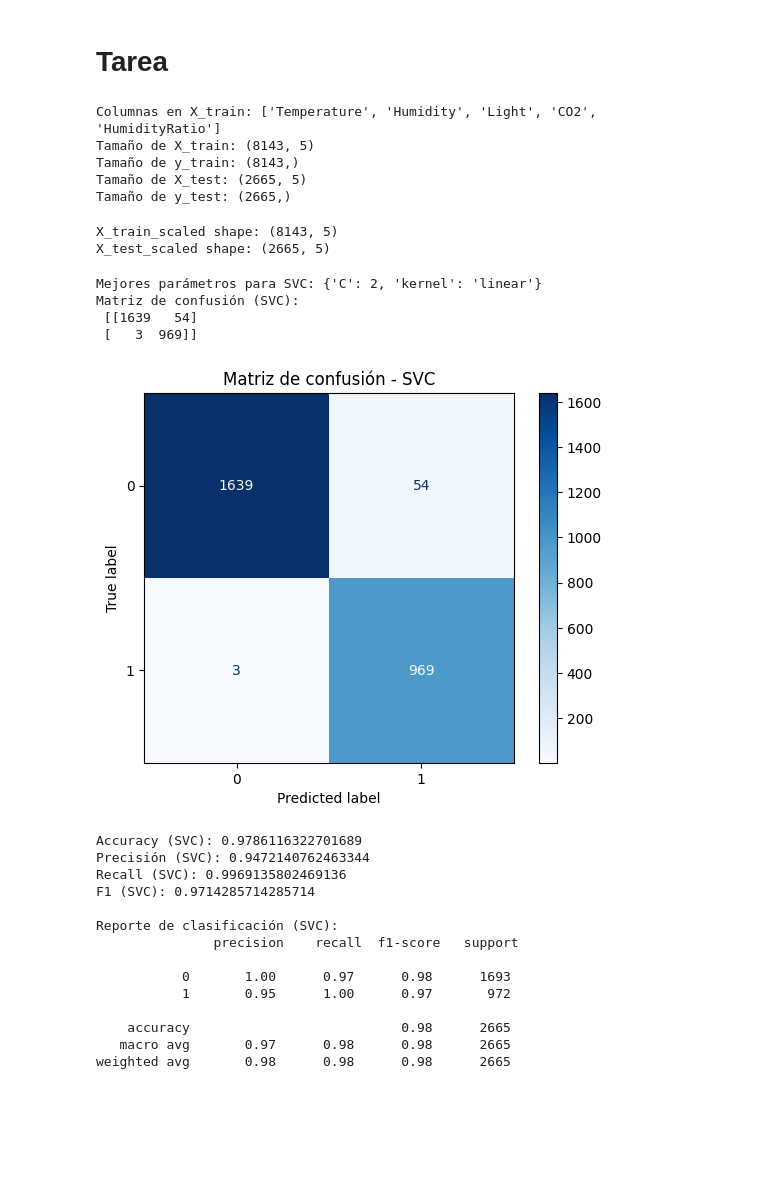
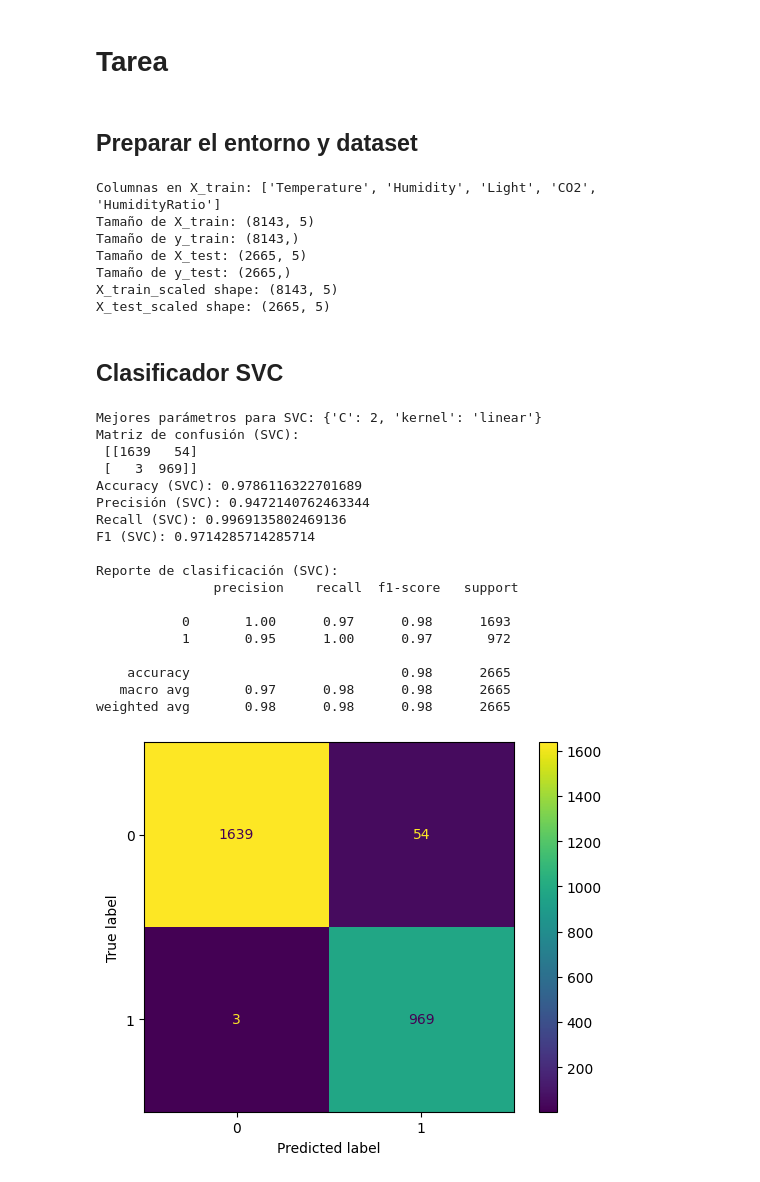
Before and after one commit to MarcosRigal/CNC, a Jupyter notebook: P0/E2.ipynb, the cells around one changed output. Drawn from its saved outputs; the diff is of its cells as text; code cells hidden in the pictures; blank space fills up the shorter version.

```diff
--- a/P0/E2.ipynb
+++ b/P0/E2.ipynb
@@ -74,3 +77,5 @@ occupancy_test.head()
 # %% [markdown]
 # Tarea
+# %% [markdown]
+## Preparar el entorno y dataset
 # %%
@@ -88,40 +95,41 @@ import matplotlib.pyplot as plt
 from sklearn.metrics import ConfusionMatrixDisplay
 # %%
 # Para entrenamiento
-X_train = occupancy_train.drop(['date', 'Occupancy'], axis=1)
-y_train = occupancy_train['Occupancy']
+X_train = occupancy_train.drop(["date", "Occupancy"], axis=1)
+y_train = occupancy_train["Occupancy"]
 
 # Para test
-X_test = occupancy_test.drop(['date', 'Occupancy'], axis=1)
-y_test = occupancy_test['Occupancy']
+X_test = occupancy_test.drop(["date", "Occupancy"], axis=1)
+y_test = occupancy_test["Occupancy"]
 
 print("Columnas en X_train:", X_train.columns.tolist())
 print("Tamaño de X_train:", X_train.shape)
 print("Tamaño de y_train:", y_train.shape)
 print("Tamaño de X_test:", X_test.shape)
 print("Tamaño de y_test:", y_test.shape)
+
+scaler = StandardScaler()
+X_train_scaled = scaler.fit_transform(X_train)
+X_test_scaled = scaler.transform(X_test)
+
+# Vemos la forma final de X_train_scaled y X_test_scaled
+print("X_train_scaled shape:", X_train_scaled.shape)
+print("X_test_scaled shape:", X_test_scaled.shape)
 # %% [output]
 Columnas en X_train: ['Temperature', 'Humidity', 'Light', 'CO2', 'HumidityRatio']
 Tamaño de X_train: (8143, 5)
 Tamaño de y_train: (8143,)
 Tamaño de X_test: (2665, 5)
 Tamaño de y_test: (2665,)
+X_train_scaled shape: (8143, 5)
+X_test_scaled shape: (2665, 5)
-# %%
-scaler = StandardScaler()
-X_train_scaled = scaler.fit_transform(X_train)
-X_test_scaled = scaler.transform(X_test)
-
-# Vemos la forma final de X_train_scaled y X_test_scaled
-print("X_train_scaled shape:", X_train_scaled.shape)
-print("X_test_scaled shape:", X_test_scaled.shape)
-# %% [output]
-X_train_scaled shape: (8143, 5)
-X_test_scaled shape: (2665, 5)
+# %% [markdown]
+## Clasificador SVC
 # %%
 # Definición de la rejilla de parámetros para SVC (SVM)
 param_grid_svc = {
-    'C': [0.01, 0.1, 1, 2],
-    'kernel': ["linear", "poly", "rbf", "sigmoid"]
+    "C": [0.01, 0.1, 1, 2],
+    "kernel": ["linear", "poly", "rbf", "sigmoid"],
 }
 
 # Creación del estimador
@@ -131,9 +139,9 @@ svc = SVC()
 grid_svc = GridSearchCV(
     estimator=svc,
     param_grid=param_grid_svc,
-    cv=5,              # número de folds para la validación cruzada
-    scoring='accuracy',
-    n_jobs=-1          # usa todos los procesadores disponibles
+    cv=5,  # número de folds para la validación cruzada
+    scoring="accuracy",
+    n_jobs=-1,  # usa todos los procesadores disponibles
 )
 
 # Entrenamiento (ajuste) del modelo con la rejilla
@@ -144,49 +152,46 @@ print("Mejores parámetros para SVC:", grid_svc.best_params_)
 # Obtenemos el mejor modelo encontrado por la rejilla
 best_svc = grid_svc.best_estimator_
 
 # Predecimos sobre el conjunto de test
 y_pred_svc = best_svc.predict(X_test_scaled)
 
 # Mostramos la matriz de confusión en texto
 cm_svc = confusion_matrix(y_test, y_pred_svc)
 print("Matriz de confusión (SVC):\n", cm_svc)
 
 # Graficamos la matriz de confusión
-disp_svc = ConfusionMatrixDisplay(confusion_matrix=cm_svc, display_labels=[0, 1])
-disp_svc.plot(cmap=plt.cm.Blues)
-plt.title("Matriz de confusión - SVC")
-plt.show()
+ConfusionMatrixDisplay(cm_svc).plot()
 
 # Reporte de métricas
 accuracy_svc = accuracy_score(y_test, y_pred_svc)
 precision_svc = precision_score(y_test, y_pred_svc)
 recall_svc = recall_score(y_test, y_pred_svc)
 f1_svc = f1_score(y_test, y_pred_svc)
 
 print("Accuracy (SVC):", accuracy_svc)
 print("Precisión (SVC):", precision_svc)
 print("Recall (SVC):", recall_svc)
 print("F1 (SVC):", f1_svc)
 
 # También se puede imprimir un reporte de clasificación
 print("\nReporte de clasificación (SVC):\n", classification_report(y_test, y_pred_svc))
 # %% [output]
 Mejores parámetros para SVC: {'C': 2, 'kernel': 'linear'}
 Matriz de confusión (SVC):
  [[1639   54]
  [   3  969]]
+Accuracy (SVC): 0.9786116322701689
+Precisión (SVC): 0.9472140762463344
+Recall (SVC): 0.9969135802469136
+F1 (SVC): 0.9714285714285714
+
+Reporte de clasificación (SVC):
+               precision    recall  f1-score   support
+
+           0       1.00      0.97      0.98      1693
+           1       0.95      1.00      0.97       972
+
+    accuracy                           0.98      2665
+   macro avg       0.97      0.98      0.98      2665
+weighted avg       0.98      0.98      0.98      2665
-[figure, old version]
+[figure, new version]
-Accuracy (SVC): 0.9786116322701689
-Precisión (SVC): 0.9472140762463344
-Recall (SVC): 0.9969135802469136
-F1 (SVC): 0.9714285714285714
-
-Reporte de clasificación (SVC):
-               precision    recall  f1-score   support
-
-           0       1.00      0.97      0.98      1693
-           1       0.95      1.00      0.97       972
-
-    accuracy                           0.98      2665
-   macro avg       0.97      0.98      0.98      2665
-weighted avg       0.98      0.98      0.98      2665
```
Also changed, not shown: parts of 8 cells of this notebook, 4 other files.
